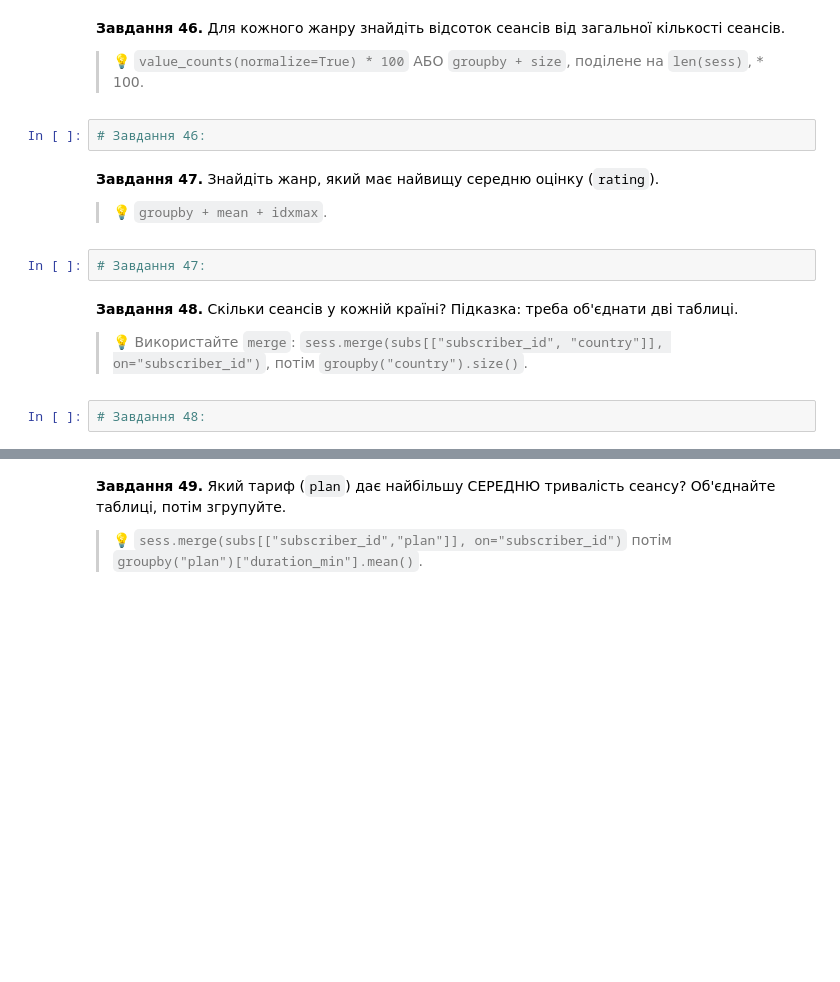
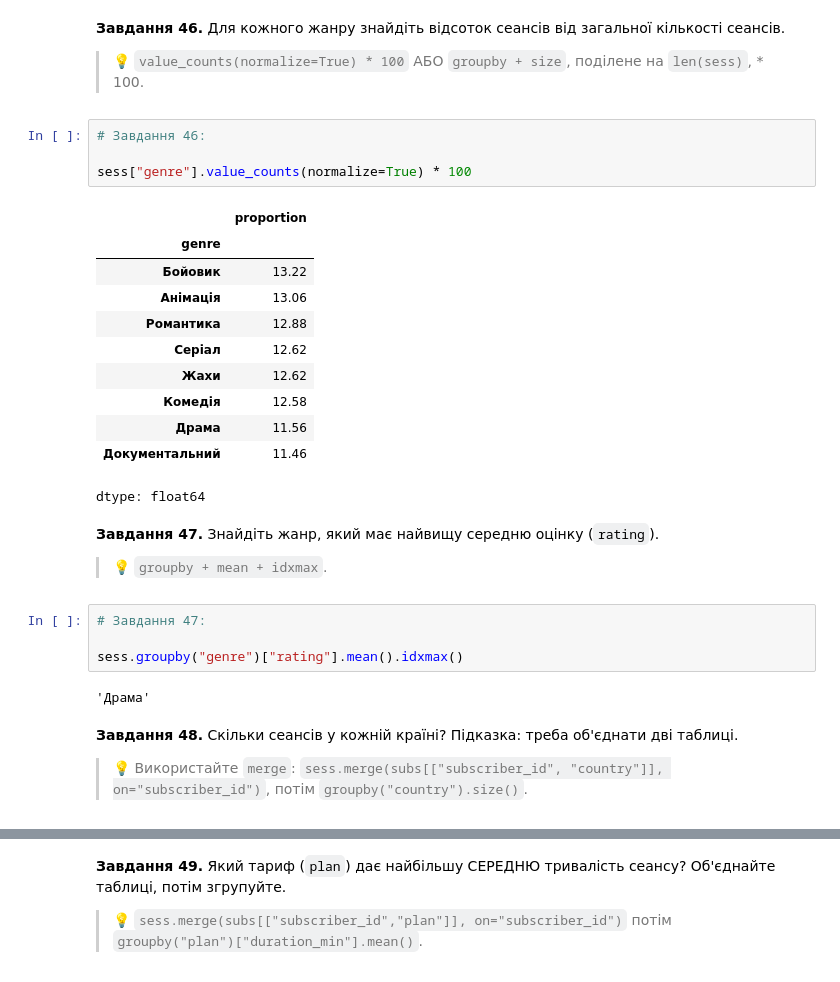
Before and after one commit to Wilson1994/DTA-2026, a Jupyter notebook: homework/pandas_viz_practice.ipynb, the cells around one changed output, grey strips where cells are left out. Drawn from its saved outputs; the diff is of its cells as text; blank space fills up the shorter version.

```diff
--- a/homework/pandas_viz_practice.ipynb
+++ b/homework/pandas_viz_practice.ipynb
@@ -838,15 +878,31 @@ dtype: int64
 > 💡 `value_counts(normalize=True) * 100` АБО `groupby + size`, поділене на `len(sess)`, * 100.
 # %%
 # Завдання 46:
+
+sess["genre"].value_counts(normalize=True) * 100
+# %% [output]
+|  | proportion |
+| genre |  |
+| Бойовик | 13.22 |
+| Анімація | 13.06 |
+| Романтика | 12.88 |
+| Серіал | 12.62 |
+| Жахи | 12.62 |
+| Комедія | 12.58 |
+| Драма | 11.56 |
+| Документальний | 11.46 |
+dtype: float64
 # %% [markdown]
 **Завдання 47.** Знайдіть жанр, який має найвищу середню оцінку (`rating`).
 
 > 💡 `groupby + mean + idxmax`.
 # %%
 # Завдання 47:
+
+sess.groupby("genre")["rating"].mean().idxmax()
+# %% [output]
+'Драма'
 # %% [markdown]
 **Завдання 48.** Скільки сеансів у кожній країні? Підказка: треба об'єднати дві таблиці.
 
 > 💡 Використайте `merge`: `sess.merge(subs[["subscriber_id", "country"]], on="subscriber_id")`, потім `groupby("country").size()`.
-# %%
-# Завдання 48:
```
Also changed, not shown: parts of 13 cells of this notebook.
